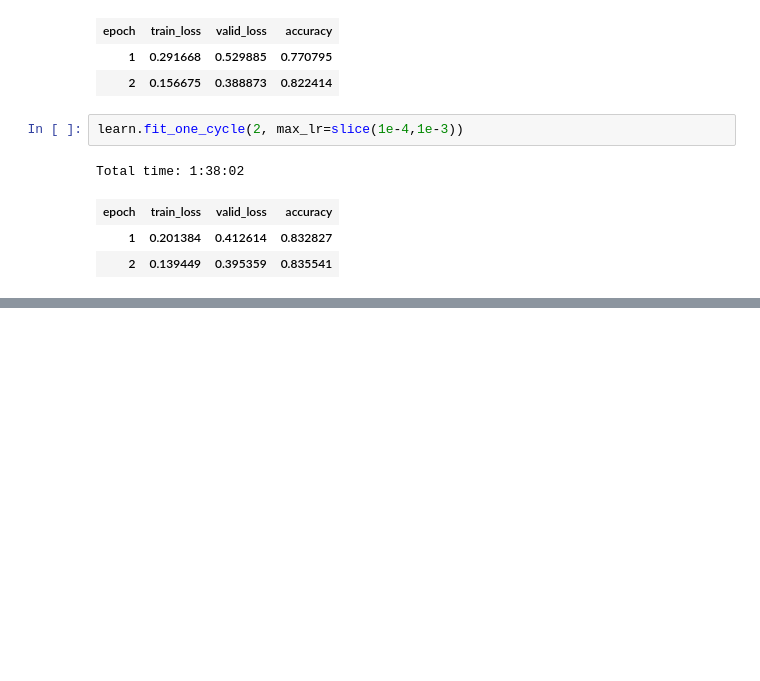
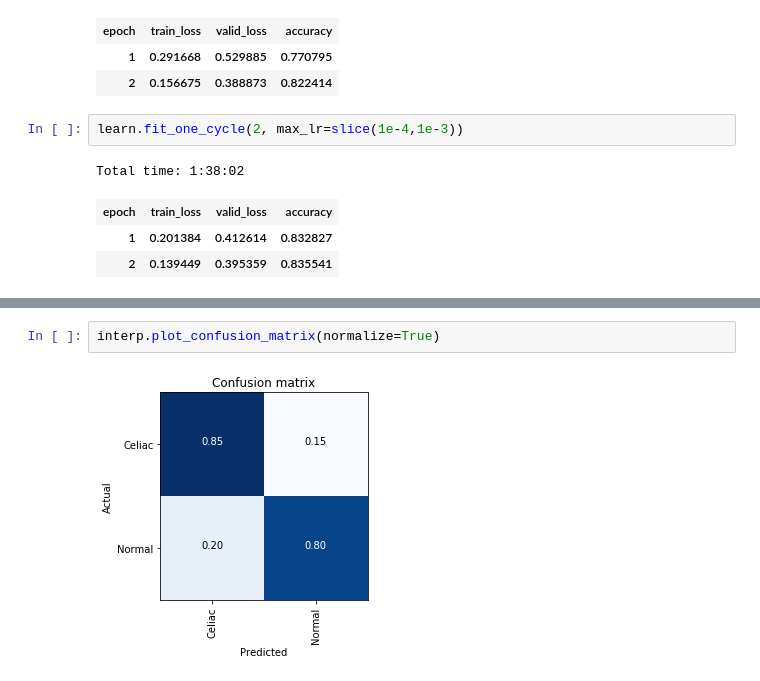
Before and after one commit to UVA-DSI-2019-Capstones/CHRC, a Jupyter notebook: models/updated_models/resnet50_1000x1000_256_Celiac_Normal_gradcam_deconv_v1.0.ipynb, the cells around one changed output, grey strips where cells are left out. Cells and saved outputs as stored; diff of their text form; blank space fills up the shorter version.

```diff
--- a/models/updated_models/resnet50_1000x1000_256_Celiac_Normal_gradcam_deconv_v1.0.ipynb
+++ b/models/updated_models/resnet50_1000x1000_256_Celiac_Normal_gradcam_deconv_v1.0.ipynb
@@ -66,0 +79,4 @@ Total time: 1:38:02
+# %%
+interp.plot_confusion_matrix(normalize=True)
+# %% [output]
+[figure, added]
```
Also changed, not shown: parts of 2 cells of this notebook.
